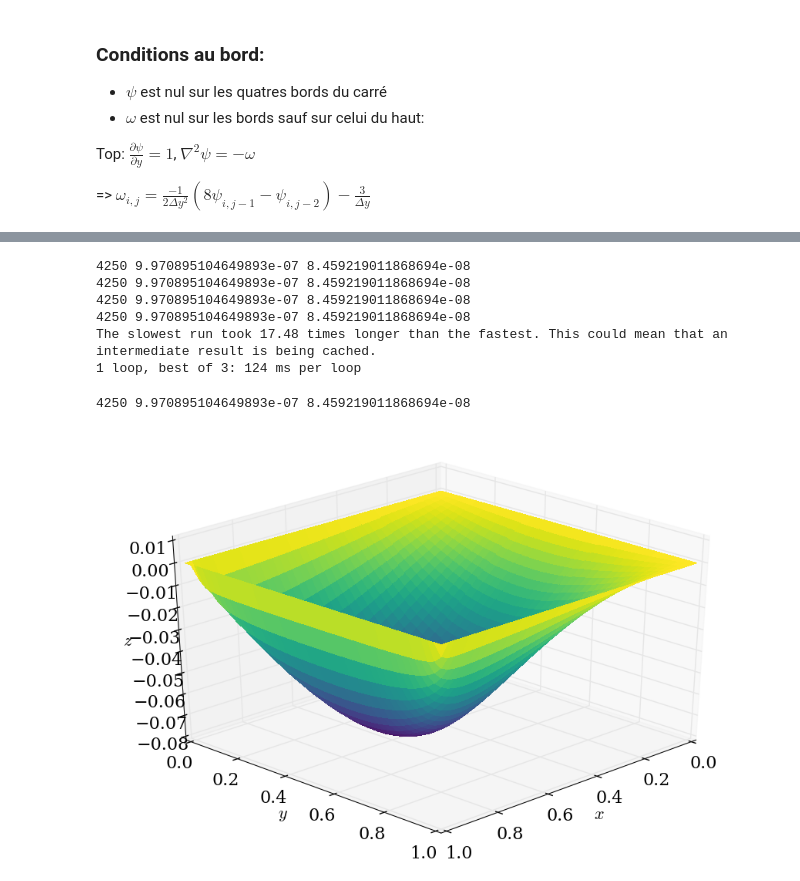
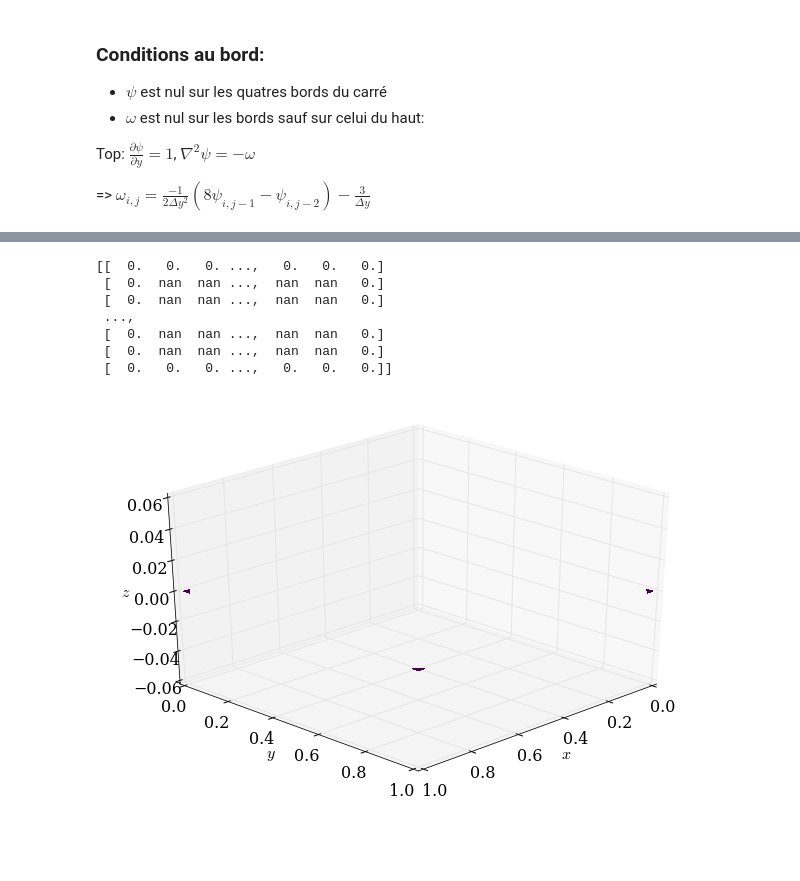
Before and after one commit to be-rays/Module5-StokesFlow, a Jupyter notebook: StokesFlow.ipynb, the cells around one changed output, grey strips where cells are left out. Cells and saved outputs as stored; diff of their text form; code cells hidden in the pictures; blank space fills up the shorter version.

```diff
--- a/StokesFlow.ipynb
+++ b/StokesFlow.ipynb
@@ -163,14 +249,12 @@ from numba import jit
 # %%
-
 @jit(nopython=True)
-def stokesGauss(w,psi):
+def stokessor(w,psi,omega):
 
     l1norm_w = 1
     l1norm_psi=1
     wn = numpy.empty_like(w)
     psin=numpy.empty_like(psi)
     iterations=0
-
 
 
     while (l1norm_psi>l1_target or l1norm_w>l1_target):
@@ -185,11 +269,11 @@ def stokesGauss(w,psi):
 
         for j in range(1,ny-1):
             for i in range(1,nx-1):
-                w[j,i] = .25 * (wn[j,i+1] + w[j,i-1] \
-                              + wn[j+1,i] + w[j-1,i])
+                w[j,i] = (1-omega)*wn[j,i] + omega*.25 * (wn[j,i+1] + w[j,i-1] + wn[j+1,i] + w[j-1,i])
 
-
-                psi[j,i] = 1/(2*(dx**2 + dy**2)) * \
+        for j in range(1,ny-1):
+            for i in range(1,nx-1):
+                psi[j,i] = (1-omega)*psi[j,i]+ (omega/(2*(dx**2 + dy**2))) * \
                         ((psin[j,i+1]+psi[j,i-1])*dy**2 +\
                         (psin[j+1,i] + psi[j-1,i])*dx**2 +\
                          w[j,i]*dx**2*dy**2)
@@ -236,6 +320,6 @@ y = numpy.linspace(0,1,ny)
 w=numpy.zeros((nx,ny))
 psi=numpy.zeros((nx,ny))
 w[1:-1,-1]=-3/dy
-psi= stokesGauss(w.copy(),psi.copy())
+psi= stokessor(w.copy(),psi.copy(),1.18)
 plot_3D(x,y,psi)
 # %% [output]
@@ -298,28 +402,19 @@ def stokesjacobi2(w,psi):
 # %%
-%%timeit
+#%%timeit
 x = numpy.linspace(0,1,nx)
 y = numpy.linspace(0,1,ny)
 
 w=numpy.zeros((nx,ny))
 psi=numpy.zeros((nx,ny))
 w[1:-1,-1]=-3/dy
-psi= stokesjacobi2(w.copy(),psi.copy())
+psi= steep_des(w.copy(),psi.copy())
+plot_3D(x,y,psi)
 # %% [output]
-4250 9.970895104649893e-07 8.459219011868694e-08
-4250 9.970895104649893e-07 8.459219011868694e-08
-4250 9.970895104649893e-07 8.459219011868694e-08
-4250 9.970895104649893e-07 8.459219011868694e-08
-The slowest run took 17.48 times longer than the fastest. This could mean that an intermediate result is being cached.
-1 loop, best of 3: 124 ms per loop
+[[  0.   0.   0. ...,   0.   0.   0.]
+ [  0.  nan  nan ...,  nan  nan   0.]
+ [  0.  nan  nan ...,  nan  nan   0.]
+ ...,
+ [  0.  nan  nan ...,  nan  nan   0.]
+ [  0.  nan  nan ...,  nan  nan   0.]
+ [  0.   0.   0. ...,   0.   0.   0.]]
+[figure, added]
-# %%
-x = numpy.linspace(0,1,nx)
-y = numpy.linspace(0,1,ny)
-
-w=numpy.zeros((nx,ny))
-psi=numpy.zeros((nx,ny))
-w[1:-1,-1]=-3/dy
-psi= stokesjacobi2(w.copy(),psi.copy())
-plot_3D(x,y,psi)
-# %% [output]
-4250 9.970895104649893e-07 8.459219011868694e-08
-[figure, removed]
```
Also changed, not shown: parts of 19 cells of this notebook.
